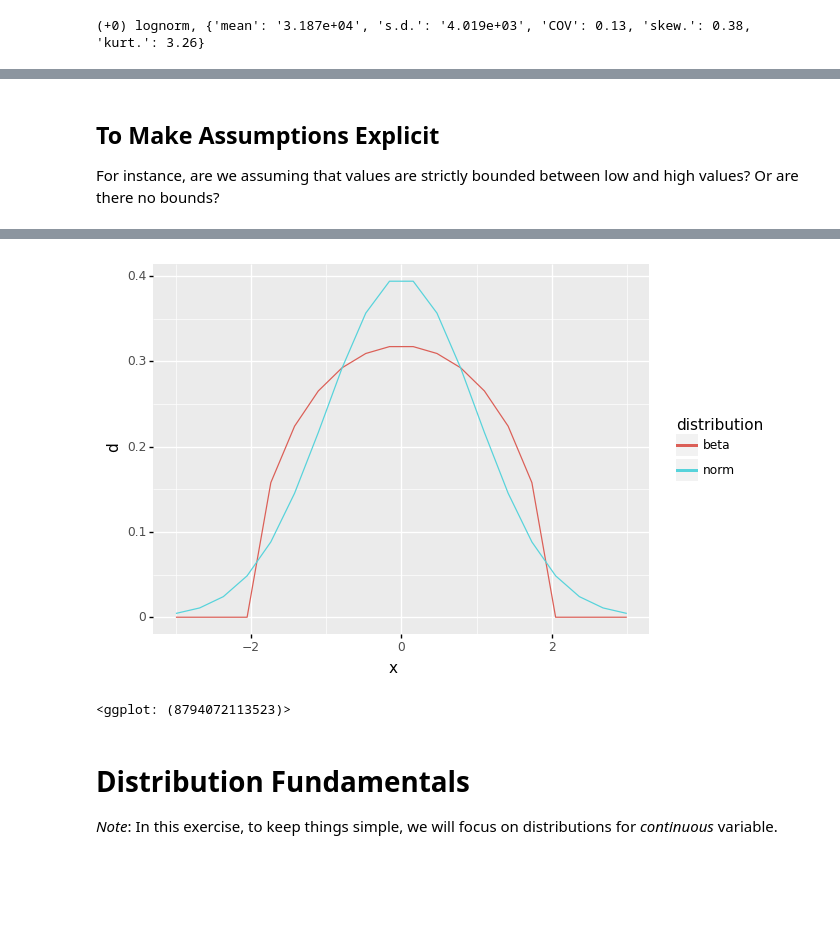
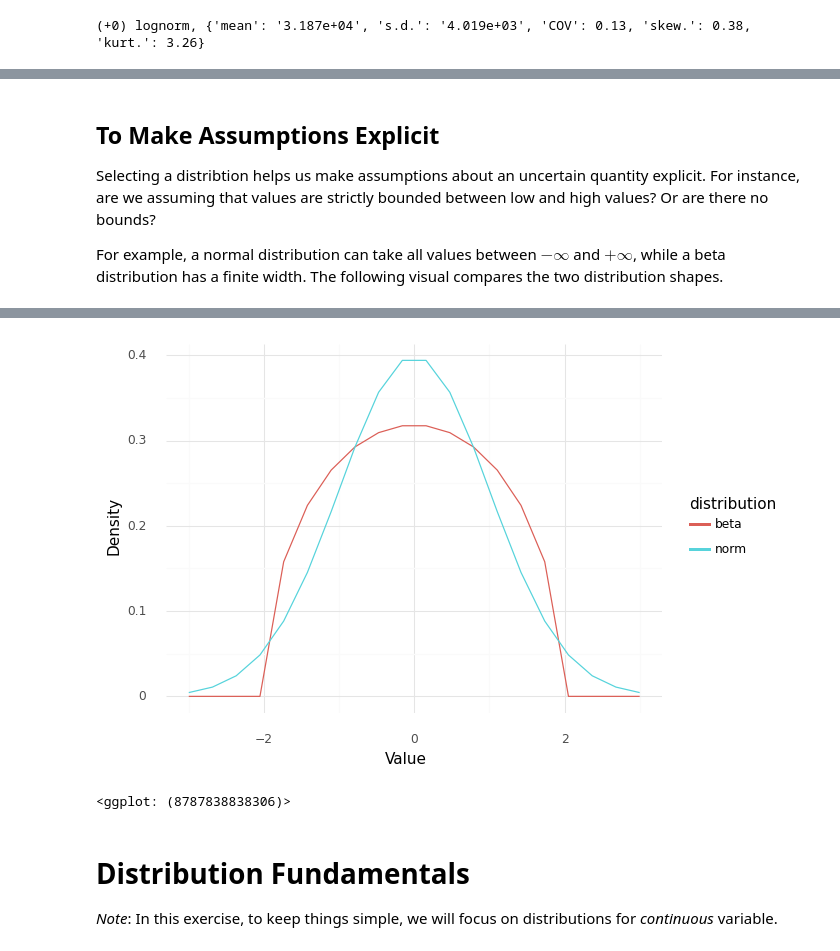
Before and after one commit to zdelrosario/evc-course, a Jupyter notebook: exercises/e-stat04-distributions-master.ipynb, the cells around one changed output, grey strips where cells are left out. Cells and saved outputs as stored; diff of their text form; code cells hidden in the pictures; blank space fills up the shorter version.

```diff
--- a/exercises/e-stat04-distributions-master.ipynb
+++ b/exercises/e-stat04-distributions-master.ipynb
@@ -41,7 +67,9 @@ Rather than using the entire dataset to describe the observed variability, we ca
 # %% [markdown]
 ## To Make Assumptions Explicit
 
-For instance, are we assuming that values are strictly bounded between low and high values? Or are there no bounds?
+Selecting a distribtion helps us make assumptions about an uncertain quantity explicit. For instance, are we assuming that values are strictly bounded between low and high values? Or are there no bounds?
+
+For example, a normal distribution can take all values between $-\infty$ and $+\infty$, while a beta distribution has a finite width. The following visual compares the two distribution shapes.
 # %%
 # Normal is unbounded
 mg_norm = gr.marg_mom("norm", mean=0, sd=1)
@@ -62,5 +90,10 @@ mg_beta = gr.marg_mom("beta", mean=0, sd=1, skew=0, kurt=2)
 
     >> gr.ggplot(gr.aes("x", "d", color="distribution"))
     + gr.geom_line()
+    + gr.theme_minimal()
+    + gr.labs(
+        x="Value",
+        y="Density",
+    )
 )
 # %% [output]
@@ -68,8 +100,8 @@ Warning:
 A value is trying to be set on a copy of a slice from a DataFrame
 
 See the caveats in the documentation: https://pandas.pydata.org/pandas-docs/stable/user_guide/indexing.html#returning-a-view-versus-a-copy
-[figure, old version]
+[figure, new version]
-<ggplot: (8794072113523)>
+<ggplot: (8787838838306)>
 # %% [markdown]
 # Distribution Fundamentals
 
```
Also changed, not shown: parts of 35 cells of this notebook.
